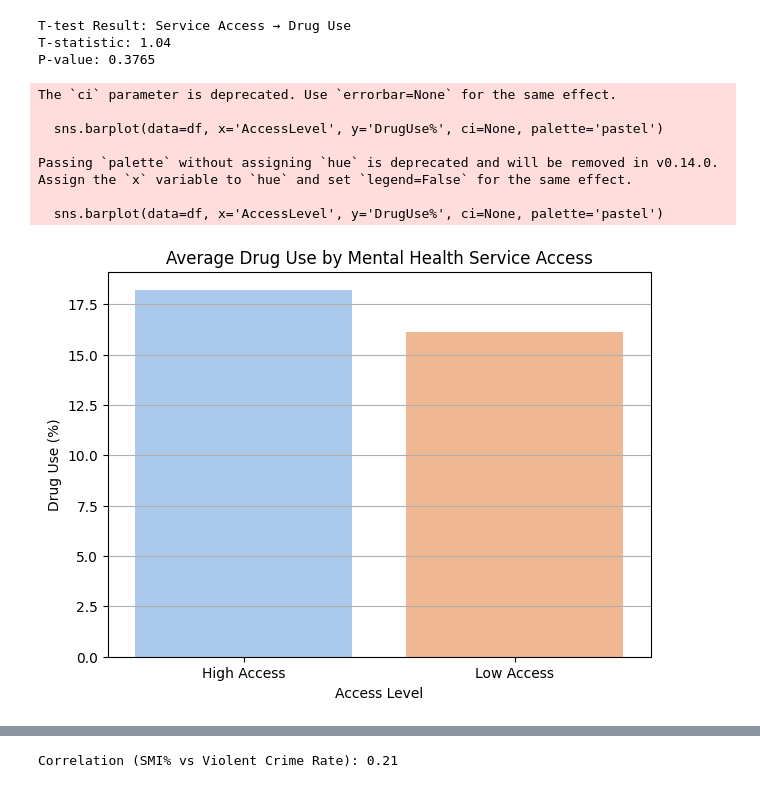
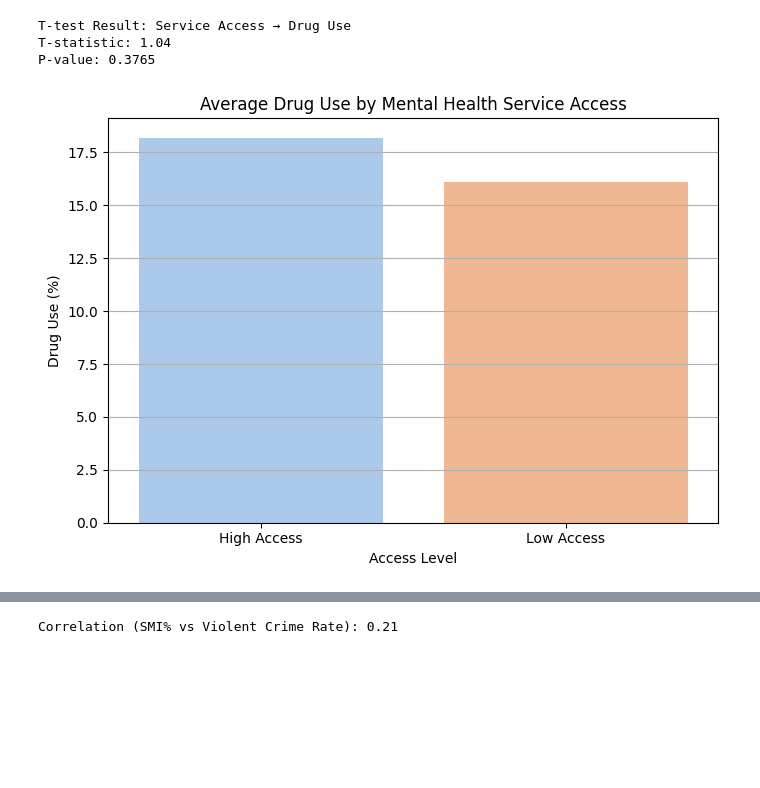
Before and after one commit to cerensenol/DSA-210-Project, a Jupyter notebook: main.ipynb, the cells around one changed output, grey strips where cells are left out. Cells and saved outputs as stored; diff of their text form; code cells hidden in the pictures; blank space fills up the shorter version.

```diff
--- a/main.ipynb
+++ b/main.ipynb
@@ -6,6 +14,9 @@ import matplotlib.pyplot as plt
 
 df = pd.read_csv("path_to_crime_dataset.csv")
 
+df['MHClient_per_100k'] = (df['MHClients'] / df['Population']) * 100000
+df['Log_CrimeRate'] = np.log(df['ViolentCrimePer100k'])
+
 df.head()
 # %% [output]
 |  | State | AMI% | SMI% | DrugUse% | ViolentCrimePer100k | FacilitiesCount | MHClients | Population | ... |
@@ -74,24 +125,25 @@ T-test Result: Service Access → Drug Use
 T-statistic: 1.04
 P-value: 0.3765
 # %%
-df['AccessLevel'] = np.where(df['Facilities_per_100k'] >= threshold, 'High Access', 'Low Access')
-
 plt.figure(figsize=(7, 5))
-sns.barplot(data=df, x='AccessLevel', y='DrugUse%', ci=None, palette='pastel')
+sns.barplot(
+    data=df,
+    x='AccessLevel',
+    y='DrugUse%',
+    hue='AccessLevel',
+    palette='pastel',
+    dodge=False,
+    legend=False,
+    errorbar=None  # ci yerine
+)
 plt.title("Average Drug Use by Mental Health Service Access")
 plt.xlabel("Access Level")
 plt.ylabel("Drug Use (%)")
 plt.grid(axis='y')
+plt.tight_layout()
 plt.show()
 # %% [output]
-The `ci` parameter is deprecated. Use `errorbar=None` for the same effect.
-
-  sns.barplot(data=df, x='AccessLevel', y='DrugUse%', ci=None, palette='pastel')
-
-Passing `palette` without assigning `hue` is deprecated and will be removed in v0.14.0. Assign the `x` variable to `hue` and set `legend=False` for the same effect.
-
-  sns.barplot(data=df, x='AccessLevel', y='DrugUse%', ci=None, palette='pastel')
-[figure, old version]
+[figure, new version]
 # %%
 plt.figure(figsize=(8, 6))
 sns.violinplot(
```
Also changed, not shown: parts of 23 cells of this notebook.
